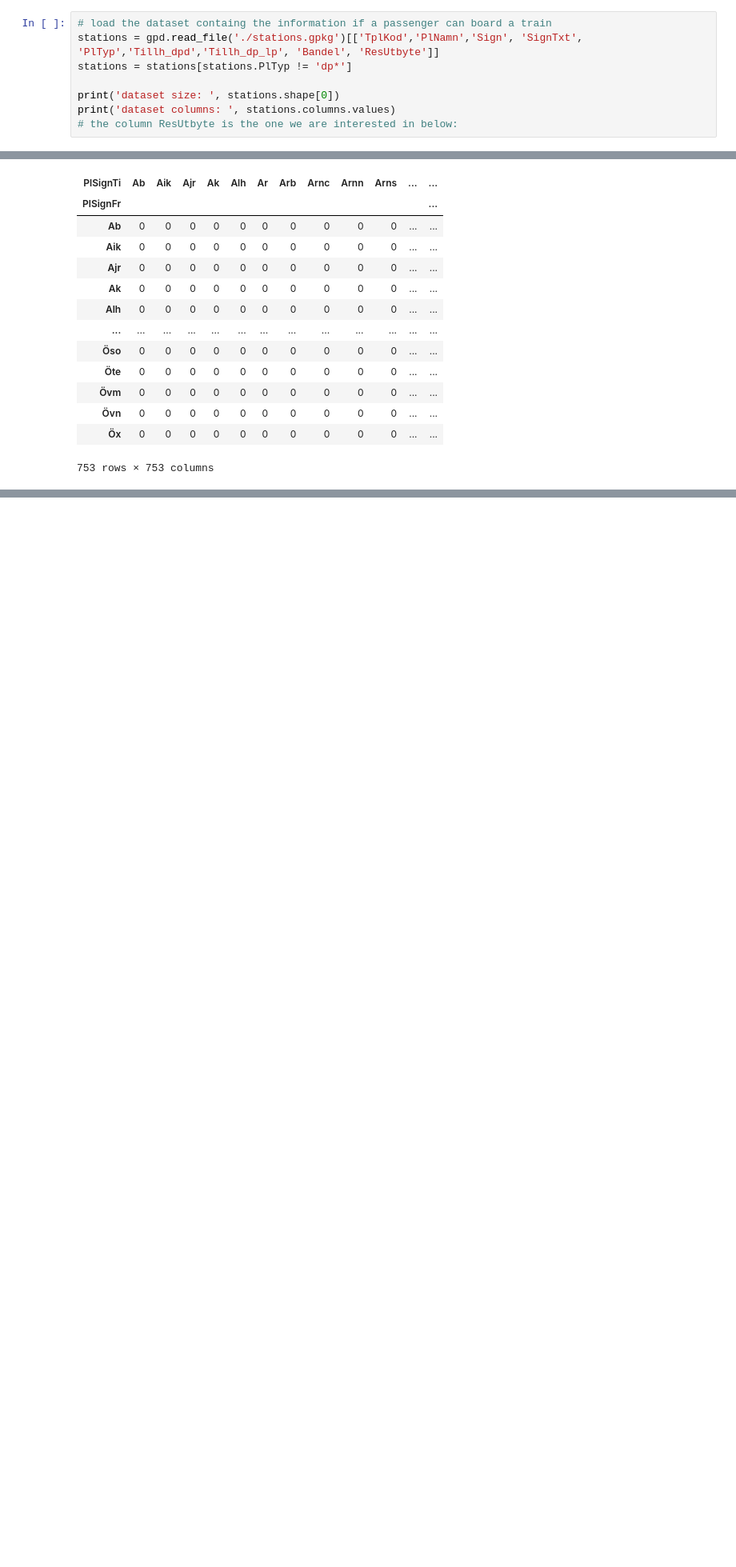
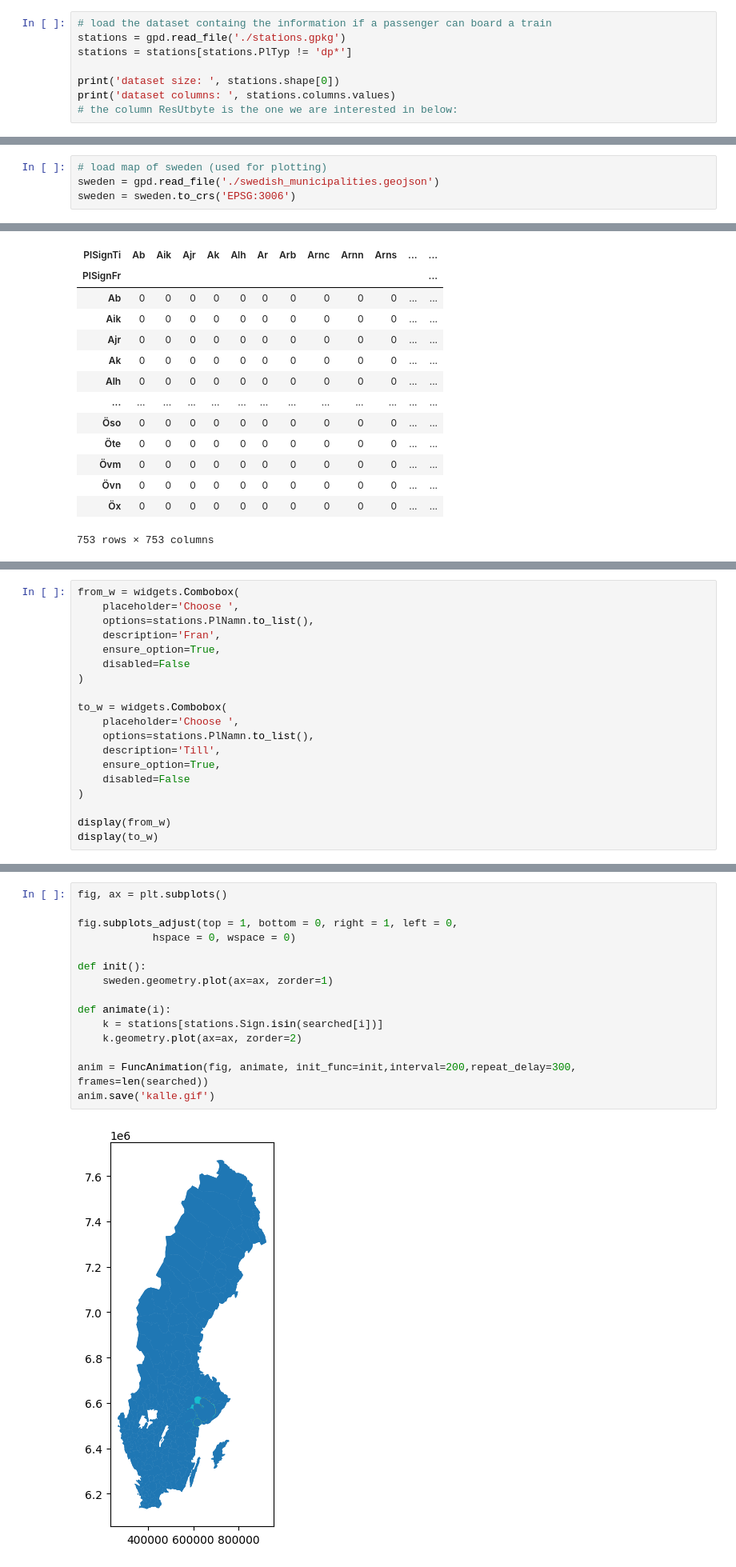
Before and after one commit to erhalv/swedish-railway-system, a Jupyter notebook: main.ipynb, the cells around one changed output, grey strips where cells are left out. Shown: that part at 80% size. Saved outputs shown, nothing was run; the diff lists cells and outputs as text; blank space fills up the shorter version.

```diff
--- a/main.ipynb
+++ b/main.ipynb
@@ -15,7 +17,7 @@ dataset columns:  ['TxID' 'StrNr' 'Strak' 'BdlNr' 'Bandel' 'Forbind_1' 'PlSignFr
  'TComr' 'Status' 'BdlSeq' 'geometry']
 # %%
 # load the dataset containg the information if a passenger can board a train
-stations = gpd.read_file('./stations.gpkg')[['TplKod','PlNamn','Sign', 'SignTxt', 'PlTyp','Tillh_dpd','Tillh_dp_lp', 'Bandel', 'ResUtbyte']]
+stations = gpd.read_file('./stations.gpkg')
 stations = stations[stations.PlTyp != 'dp*']
 
 print('dataset size: ', stations.shape[0])
@@ -28,3 +33,7 @@ dataset columns:  ['TplKod' 'PlNamn' 'Sign' 'SignTxt' 'PlTyp' 'Tillh_dpd' 'Tillh
+# %%
+# load map of sweden (used for plotting)
+sweden = gpd.read_file('./swedish_municipalities.geojson')
+sweden = sweden.to_crs('EPSG:3006')
 # %%
 filtered_dataset = dataset.copy()
 # %%
@@ -115,0 +127,19 @@ adj_matrix
+# %%
+from_w = widgets.Combobox(
+    placeholder='Choose ',
+    options=stations.PlNamn.to_list(),
+    description='Fran',
+    ensure_option=True,
+    disabled=False
+)
+
+to_w = widgets.Combobox(
+    placeholder='Choose ',
+    options=stations.PlNamn.to_list(),
+    description='Till',
+    ensure_option=True,
+    disabled=False
+)
+
+display(from_w)
+display(to_w)
@@ -116 +208,18 @@ adj_matrix
+# %%
+fig, ax = plt.subplots()
+
+fig.subplots_adjust(top = 1, bottom = 0, right = 1, left = 0,
+            hspace = 0, wspace = 0)
+
+def init():
+    sweden.geometry.plot(ax=ax, zorder=1)
+
+def animate(i):
+    k = stations[stations.Sign.isin(searched[i])]
+    k.geometry.plot(ax=ax, zorder=2)
+
+anim = FuncAnimation(fig, animate, init_func=init,interval=200,repeat_delay=300, frames=len(searched))
+anim.save('kalle.gif')
+# %% [output]
+[figure, added]
 # %%
```
Also changed, not shown: parts of 6 cells of this notebook, 1 other file.
